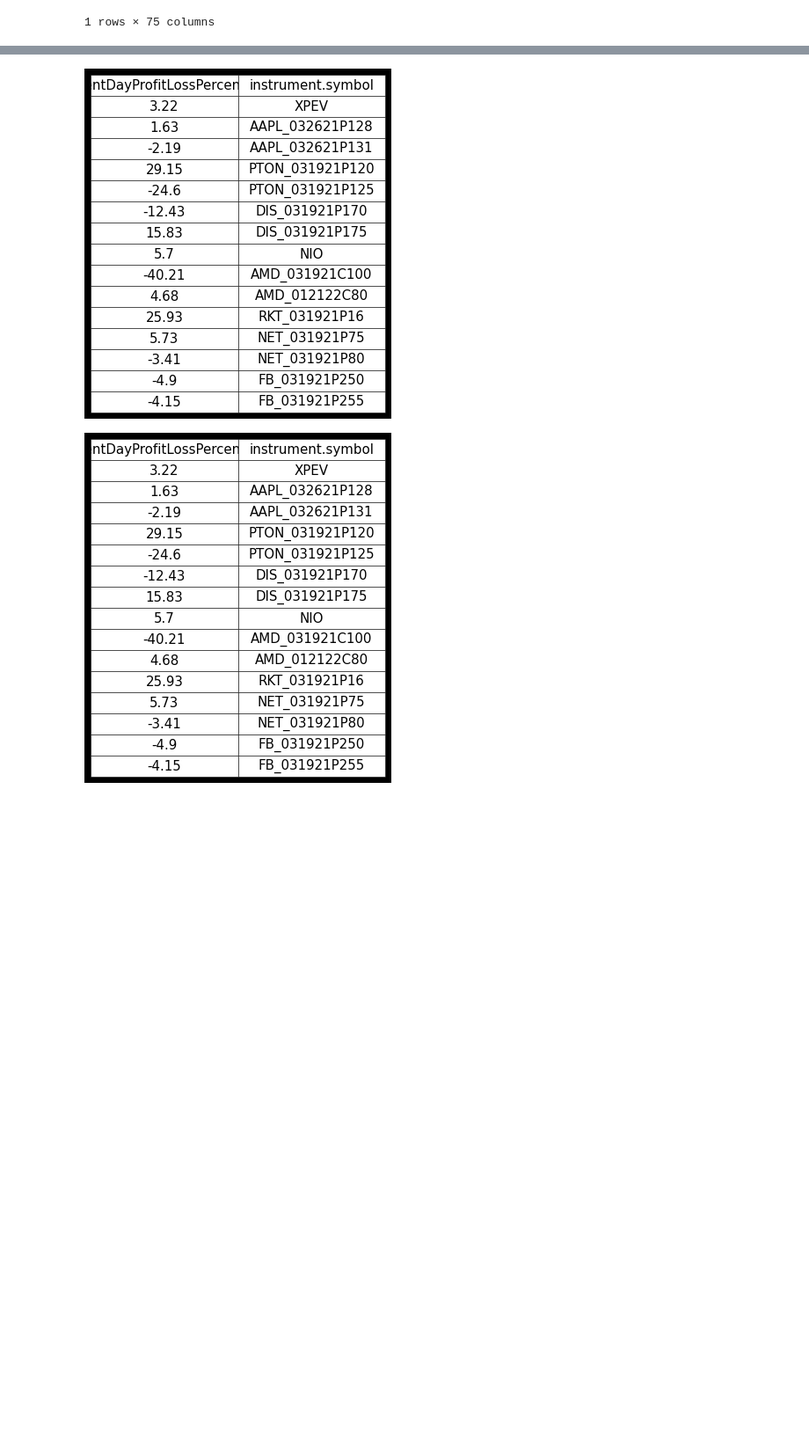
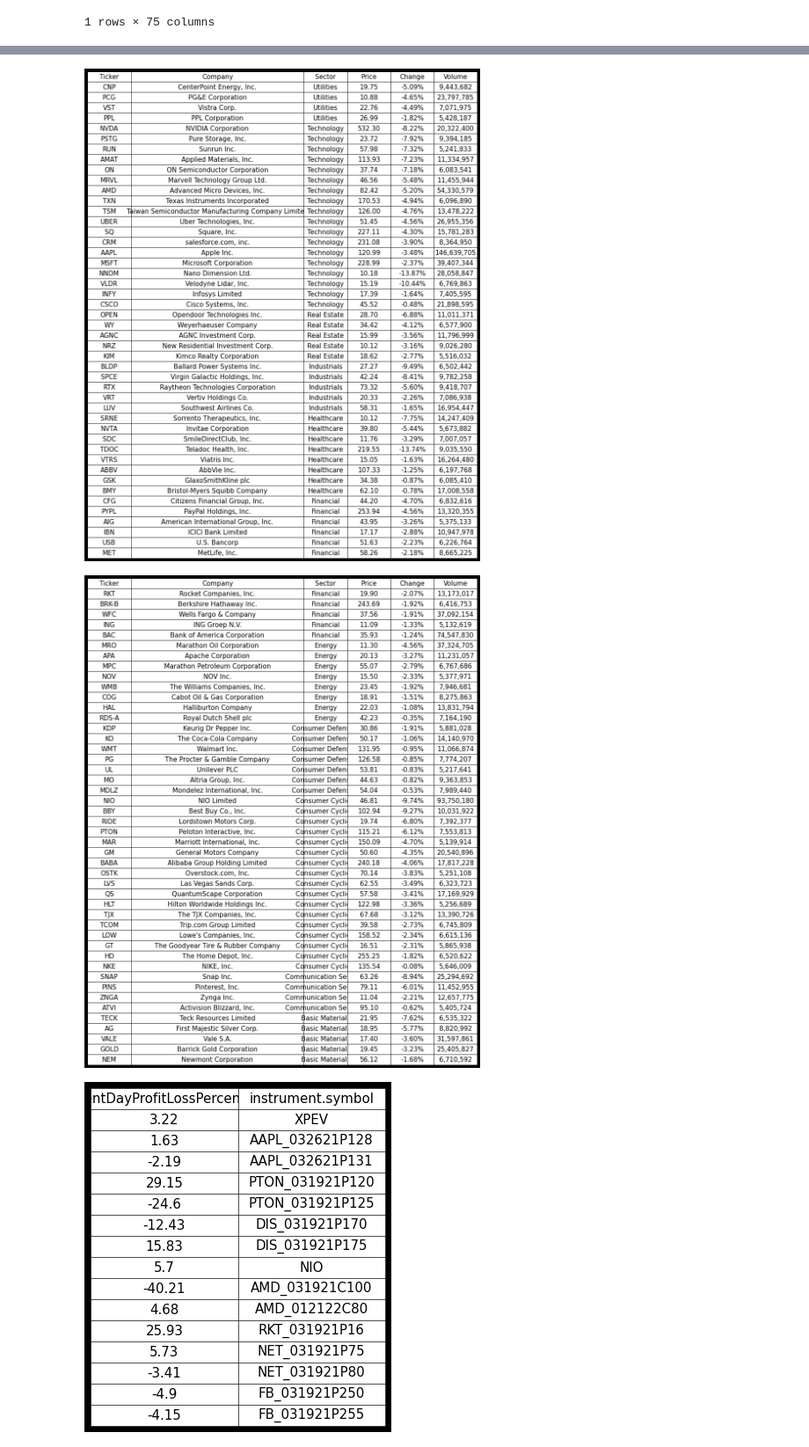
Before and after one commit to zachlim98/BeatingEnDUS, a Jupyter notebook: Account Tracking/tdaAPI2/DailyEmail.ipynb, the cells around one changed output, grey strips where cells are left out. Shown at 88% size. Saved outputs shown, nothing was run; the diff lists cells and outputs as text; code cells hidden in the pictures; blank space fills up the shorter version.

```diff
--- a/Account Tracking/tdaAPI2/DailyEmail.ipynb
+++ b/Account Tracking/tdaAPI2/DailyEmail.ipynb
@@ -80,10 +66,14 @@ def save_as_table(colname, dataset, colwdith, savename):
     the_table.set_fontsize(15)
     the_table.scale(1.2,2)
     plt.savefig(savename, bbox_inches="tight", orientation="landscape", dpi=300)
-# %%
-save_as_table((list(posit.columns)),posit_list,[0.5,0.5],"positions.png")
-# %% [output]
-[figure, removed]
+# %%
+matplotlib.rcParams.update({'text.color': 'black'})
+
+save_as_table(list(painting.columns),painting.iloc[:int(len(painting)/2),:].values.tolist(),[0.1,0.4,0.1,0.1,0.1,0.1],"finviz1.png")
+save_as_table(list(painting.columns),painting.iloc[int(len(painting)/2):,:].values.tolist(),[0.1,0.4,0.1,0.1,0.1,0.1],"finviz2.png")
+# %% [output]
+[figure, added]
+[figure, added]
 # %%
 matplotlib.rcParams.update({'text.color': 'black'})
 
```
Also changed, not shown: parts of 2 cells of this notebook, 2 other files.
